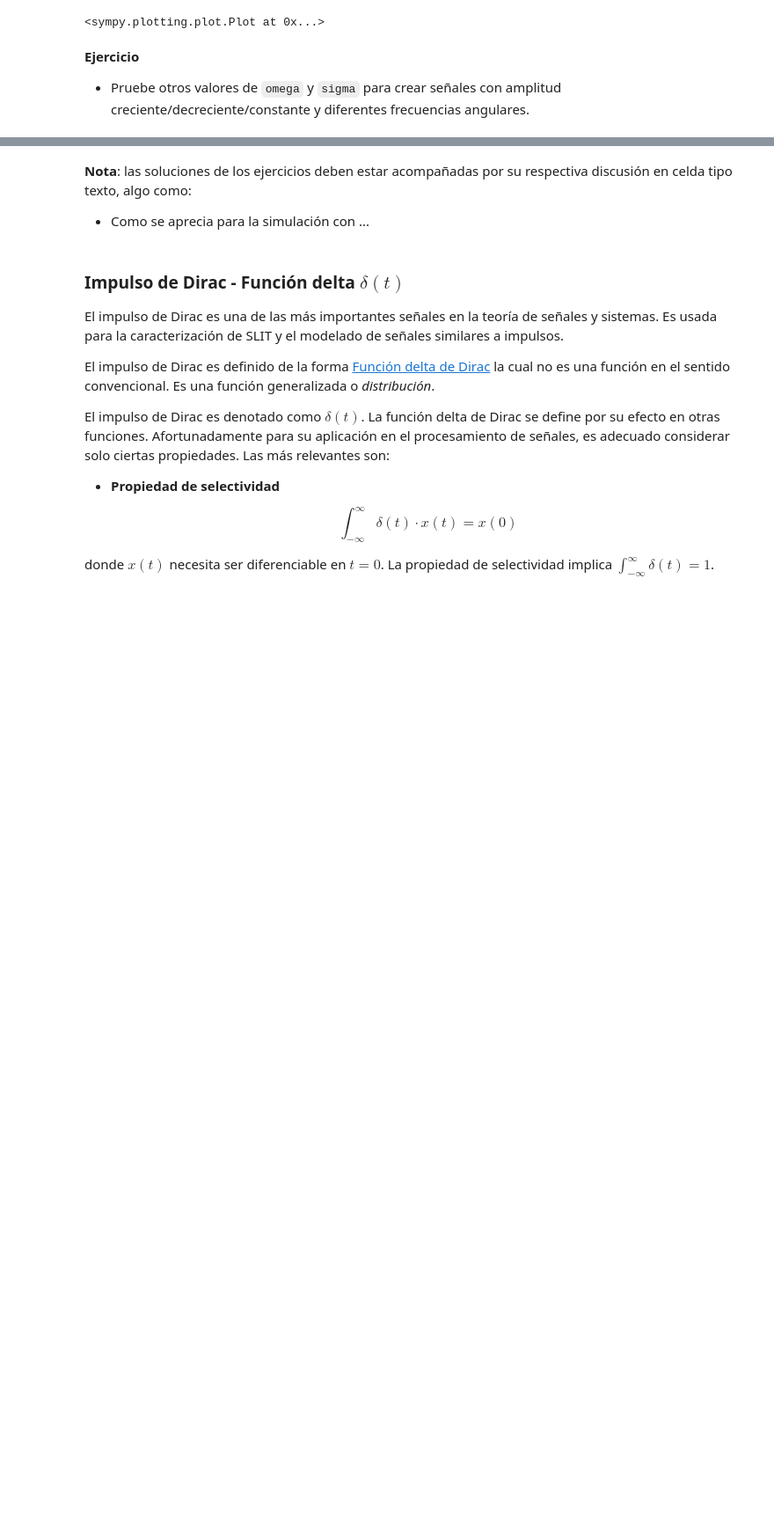
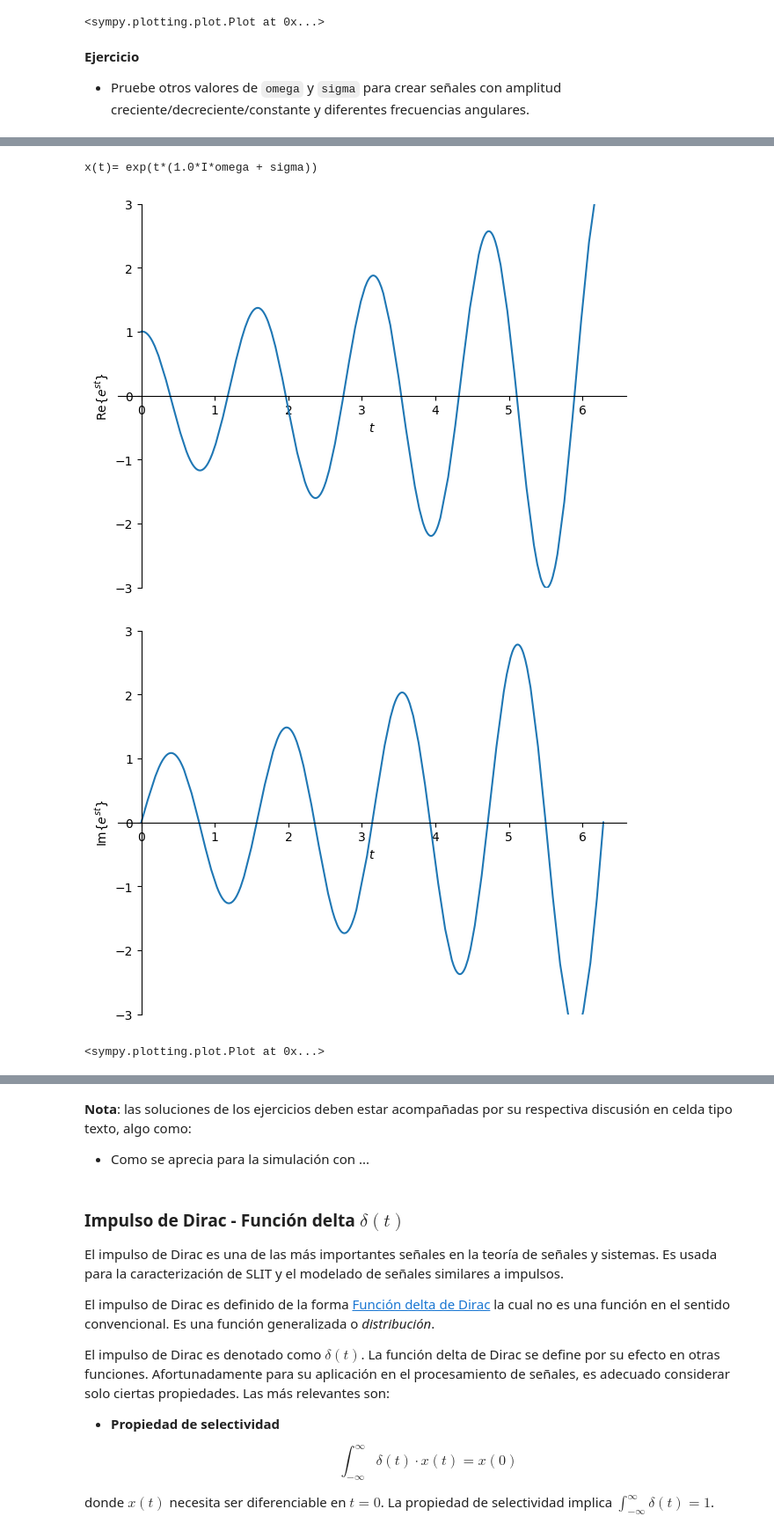
Before and after one commit to juacardonahe/NotebooksS_S, a Jupyter notebook: 1_IntroduccionSys/ 2_S_estandar.ipynb, the cells around one changed output, grey strips where cells are left out. Shown at 88% size. Saved outputs shown, nothing was run; the diff lists cells and outputs as text; code cells hidden in the pictures; blank space fills up the shorter version.

```diff
--- a/1_IntroduccionSys/ 2_S_estandar.ipynb
+++ b/1_IntroduccionSys/ 2_S_estandar.ipynb
@@ -76,0 +82,16 @@ x(t)= exp(t*(1.0*I*omega + sigma))
+# %%
+#Desarrollo#
+
+#Amplitud Creciente
+
+#Para obtener una amplitud creciente, lo que debe de variar es el valor del sigma, igualandolo a un valor positivo.
+y = x.subs({omega: 4, sigma : 0.2}) #sustituir variables omega y sigma por valores numéricos
+print(r'x(t)=',x)
+#se gráfica desde el paquete plot de sympy por ser objetos de variable simbólica
+sym.plot(sym.re(y), (t, 0, 2*sym.pi), ylabel=r'Re{$e^{st}$}',ylim=[-3,3])
+sym.plot(sym.im(y), (t, 0, 2*sym.pi), ylabel=r'Im{$e^{st}$}',ylim=[-3,3])
+# %% [output]
+x(t)= exp(t*(1.0*I*omega + sigma))
+[figure, added]
+[figure, added]
+<sympy.plotting.plot.Plot at 0x...>
```
Also changed, not shown: parts of 18 cells of this notebook.
